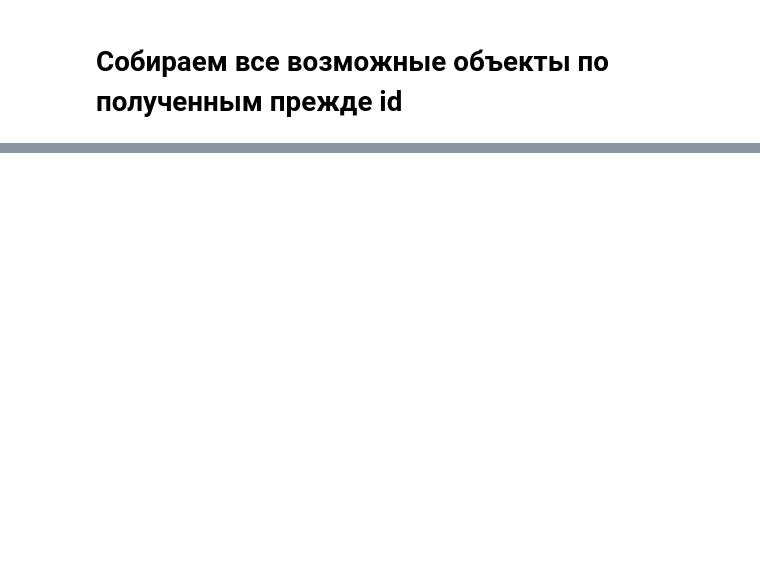
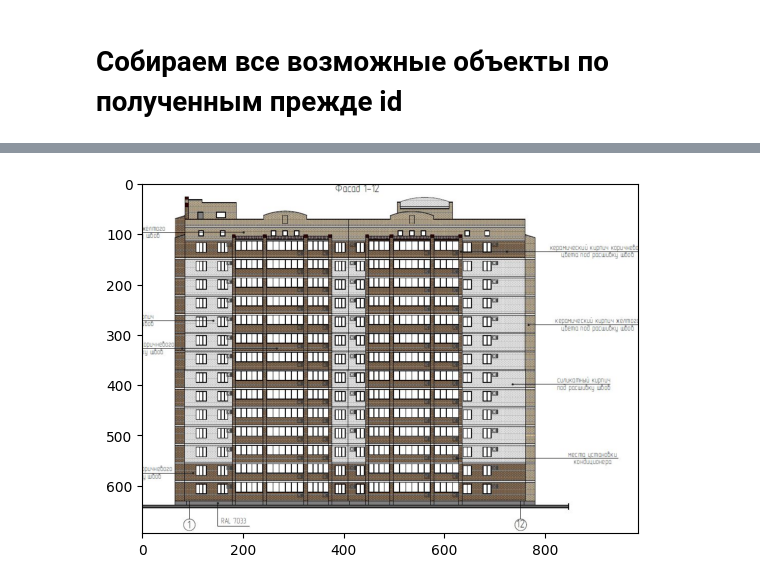
Before and after one commit to scryptan/python_hw, a Jupyter notebook: First_hw_python.ipynb, the cells around one changed output, grey strips where cells are left out. Cells and saved outputs as stored; diff of their text form; code cells hidden in the pictures; blank space fills up the shorter version.

```diff
--- a/First_hw_python.ipynb
+++ b/First_hw_python.ipynb
@@ -96,16 +113,19 @@ df
 # %%
 def download_photo(): # сделал скачивание картинки с конкретного объекта, можно заменить на цикл и всё будет работать, но с 11к объектов качать картинки такое себе
     id = full_objects[0].get('id')
     photo_obj = full_objects[0].get('photoRenderDTO')
 
     if not photo_obj: # значит картинки нет
         return
 
     link = photo_obj[0].get('objRenderPhotoUrl') # так же качаю первую картинку, тоже можно заменить на цикл, если сильно захотеть
     resp = requests.get(link).content
     filename = f'./output/images/{id}.jpg'
     os.makedirs(os.path.dirname(filename), exist_ok=True)
     with open(filename, 'wb') as f:
         f.write(resp)
+    plt.imshow(plt.imread(filename))
 
 download_photo()
+# %% [output]
+[figure, added]
```
Also changed, not shown: parts of 4 cells of this notebook, 1 other file.
